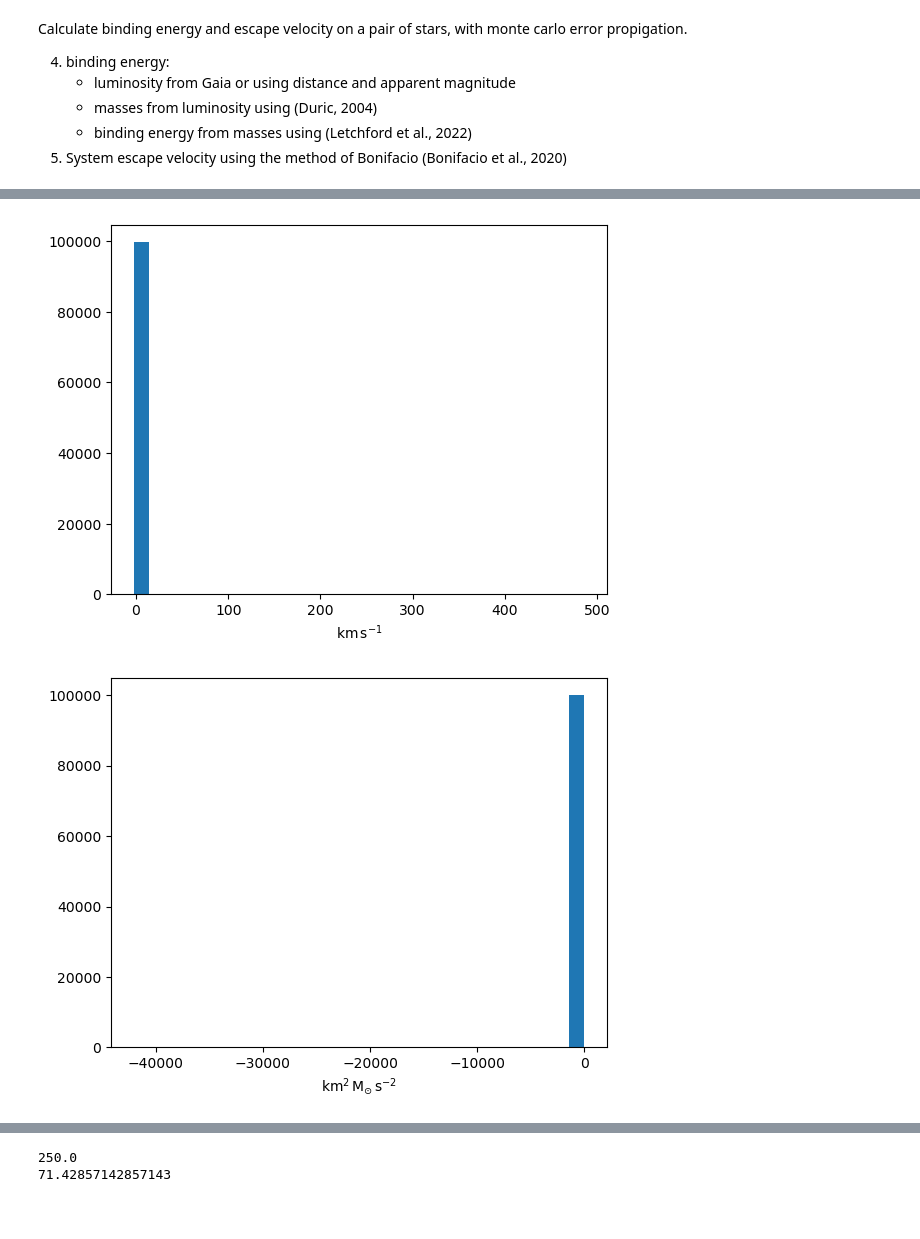
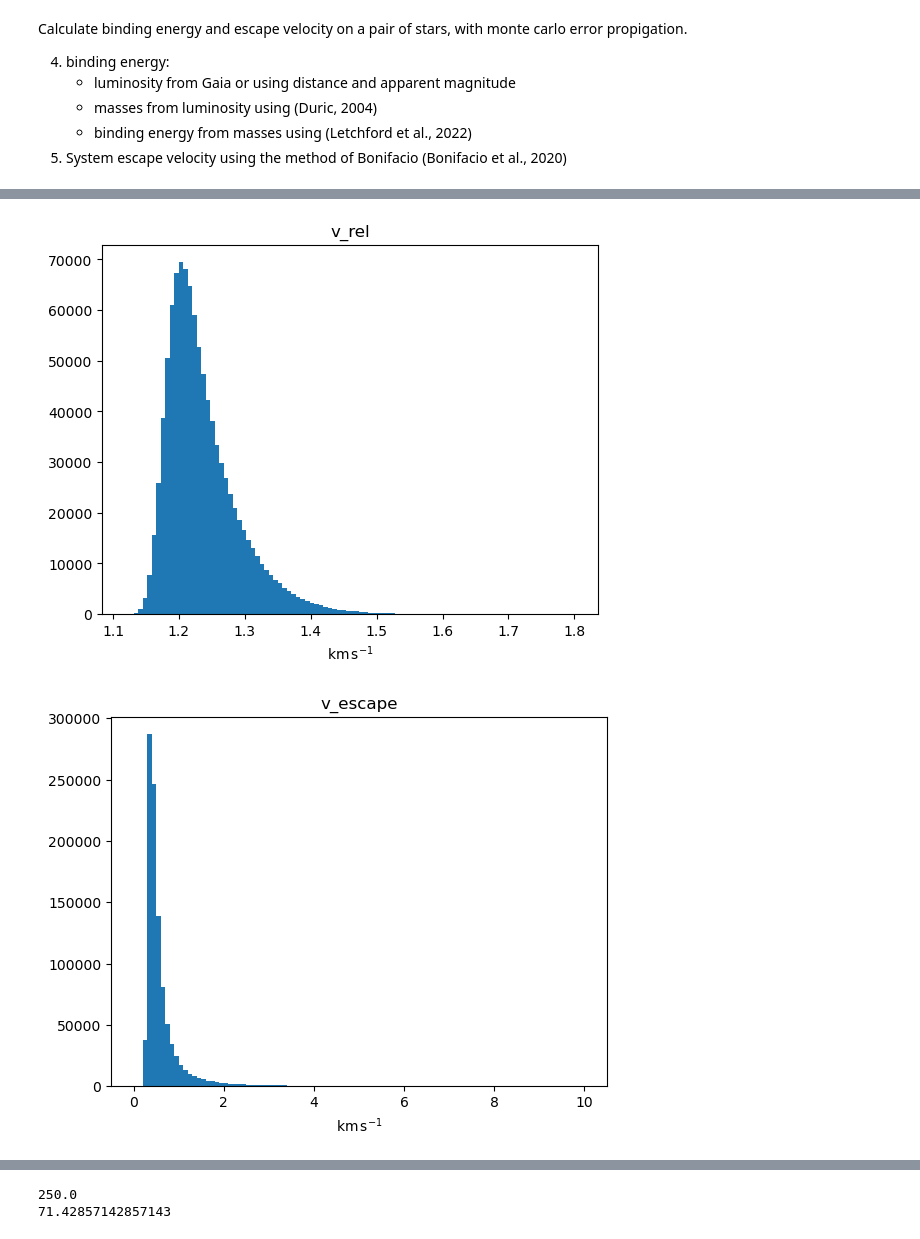
Before and after one commit to adamarthurryan/coursework, a Jupyter notebook: boyce-doublestars/binding-energy-with-error.ipynb, the cells around one changed output, grey strips where cells are left out. Cells and saved outputs as stored; diff of their text form; code cells hidden in the pictures; blank space fills up the shorter version.

```diff
--- a/boyce-doublestars/binding-energy-with-error.ipynb
+++ b/boyce-doublestars/binding-energy-with-error.ipynb
@@ -10,12 +10,12 @@ Calculate binding energy and escape velocity on a pair of stars, with monte carl
 # first provide the gaia source_id values for the primary and secondary
 
 # AG 342 AB
-gaia_id_pri = 3996306127913903232
-gaia_id_sec = 3996306127914172928
+#gaia_id_pri = 3996306127913903232
+#gaia_id_sec = 3996306127914172928
 
 # STF 1645 AB
-#gaia_id_pri = 1541667932396172800
-#gaia_id_sec = 1541667932396172416
+gaia_id_pri = 1541667932396172800
+gaia_id_sec = 1541667932396172416
 
 # STF 648 AB
 #gaia_id_pri = 181312735893067008
@@ -90,7 +94,7 @@ from astropy.coordinates import SkyCoord, Distance
 from astropy import uncertainty as unc
 
 #number of samples
-n = 100000
+n = 1000000
 
 #rng = np.random.default_rng(12345)  # ensures reproducible example numbers
 
@@ -155,8 +159,9 @@ def distance_3d(dist1, dist2, sep):
 
 # display stats for the given distribution
 def display_stats(name, dist):
-   print(name, "mean", dist.pdf_mean())
-   print(name, "std", dist.pdf_std())
+   d=dist.distribution
+   print(name, "median", np.median(d))# .pdf_mean())
+   print(name, "smad", dist.pdf_smad())
 
 # return the distance for a given parallax
 def distance(parallax):
@@ -180,13 +185,13 @@ sep = sep_haversine(sample_pri['ra'], sample_pri['dec'], sample_sec['ra'], sampl
 distance_space = distance_3d(distance_pri, distance_sec, sep)
 
 # display statistics of calculated values
-display_stats("vel_rel", vel_rel)
-display_stats("sep", sep)
-display_stats("distance_space", distance_space)
+#display_stats("vel_rel", vel_rel)
+#display_stats("sep", sep)
+#display_stats("distance_space", distance_space)
 
 mass_pri = sample_pri['mass']
 mass_sec = sample_sec['mass']
-display_stats('1/distance_space', 1/distance_space)
+#display_stats('1/distance_space', 1/distance_space)
 # calculate binding energy
 e_binding_lhs = 1/2 * mass_pri*mass_sec/(mass_pri+mass_sec) * vel_rel**2
 # !!! why is the std error for this term so high?
@@ -194,8 +199,8 @@ e_binding_rhs = (- const.G*mass_pri*mass_sec/distance_space).to(u.km**2*u.M_sun/
 
 e_binding=e_binding_lhs+e_binding_rhs
 
-display_stats('e_binding_lhs', e_binding_lhs)
-display_stats('e_binding_rhs', e_binding_rhs)
+#display_stats('e_binding_lhs', e_binding_lhs)
+#display_stats('e_binding_rhs', e_binding_rhs)
 display_stats('e_binding', e_binding)
 
 # calculate escape velocity
@@ -205,21 +210,36 @@ vel_escape = np.sqrt(2*const.G*mass_total/distance_space).to(u.km/u.s)
 display_stats("vel_escape", vel_escape)
 display_stats("vel_escape-velrel", vel_escape-vel_rel)
 
+# estimate probability of bound states
+n_bound_escape = np.count_nonzero(((vel_escape-vel_rel) > 0).distribution)
+n_bound_binding = np.count_nonzero((e_binding <= 0).distribution)
 
-#display(dist)
+print('n_bound_escape', n_bound_escape)
+print('n_bound_binding', n_bound_binding)
+print('prob bound escape', n_bound_escape/n)
+print('prob bound binding', n_bound_binding/n)
 
-# create distributions for each star
-# sample those distributions to create a sample of pairs of stars
-# compute binding energy and escape / relative velocity data for each pair in the sample
-# calculate statistics
 
 from matplotlib import pyplot as plt
 from astropy.visualization import quantity_support
-with quantity_support():
-    fig, ax = plt.subplots()
-    ax.hist((vel_escape-vel_rel).distribution, bins=30)
 
 with quantity_support():
     fig, ax = plt.subplots()
-    ax.hist((e_binding).distribution, bins=30)
+    ax.set_title("v_rel")
+    ax.hist((vel_rel).distribution, bins=100, log=False)
+
+with quantity_support():
+    fig, ax = plt.subplots()
+    ax.set_title("v_escape")
+    ax.hist((vel_escape).distribution, bins=100, range=(0, 10), log=False)
+
+with quantity_support():
+    fig, ax = plt.subplots()
+    ax.set_title("v_escape - v_rel")
+    ax.hist((vel_escape-vel_rel).distribution, bins=100, log=True)
+
+with quantity_support():
+    fig, ax = plt.subplots()
+    ax.set_title("E_binding")
+    ax.hist((e_binding).distribution, bins=100, log=True)
 # %% [output]
@@ -244,2 +256,2 @@ vel_escape-velrel std 2.7923471979197543 km / s
-[figure, old version]
+[figure, new version]
-[figure, old version]
+[figure, new version]
```
Also changed, not shown: parts of 5 cells of this notebook, 1 other file.
